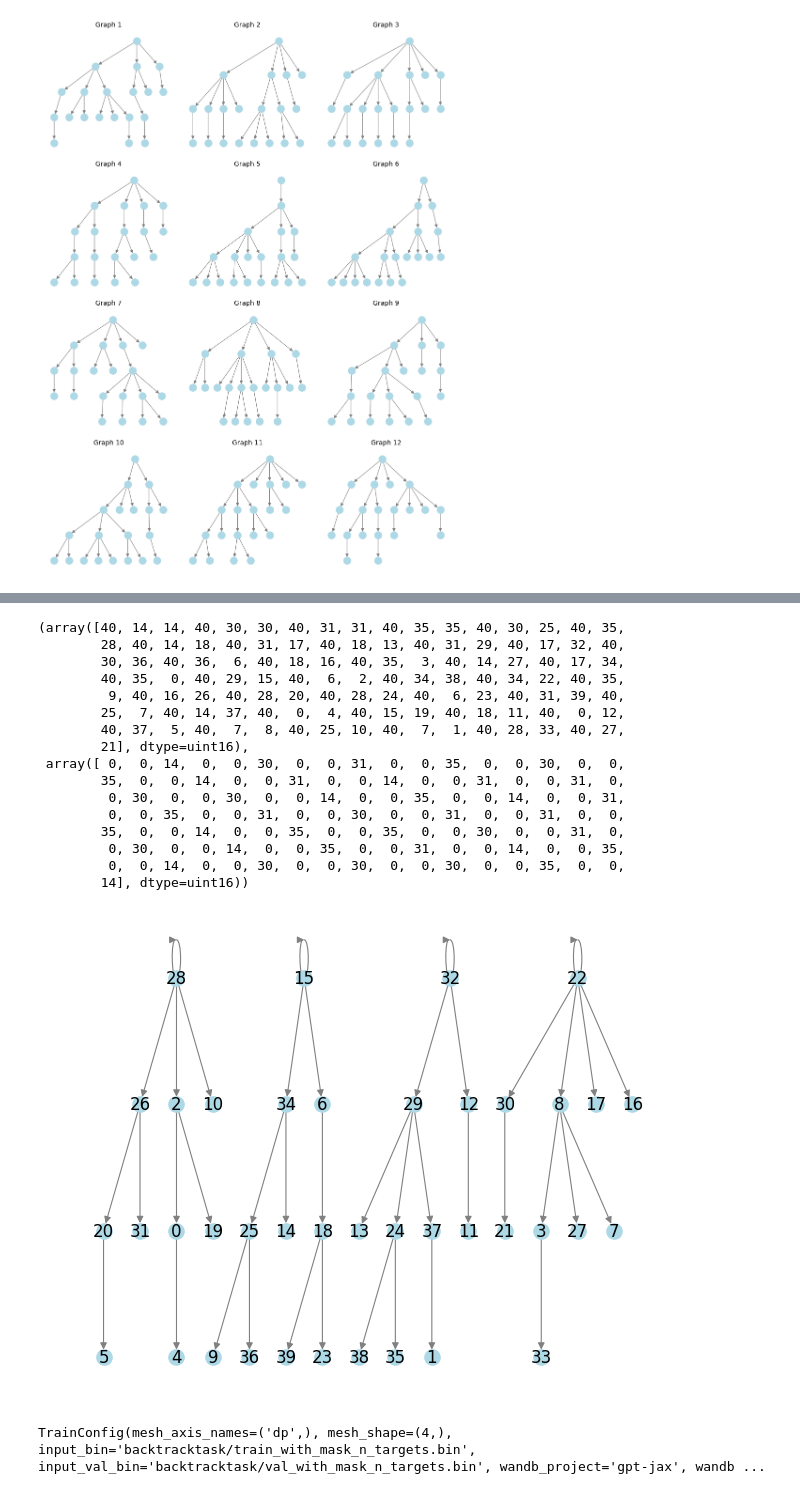
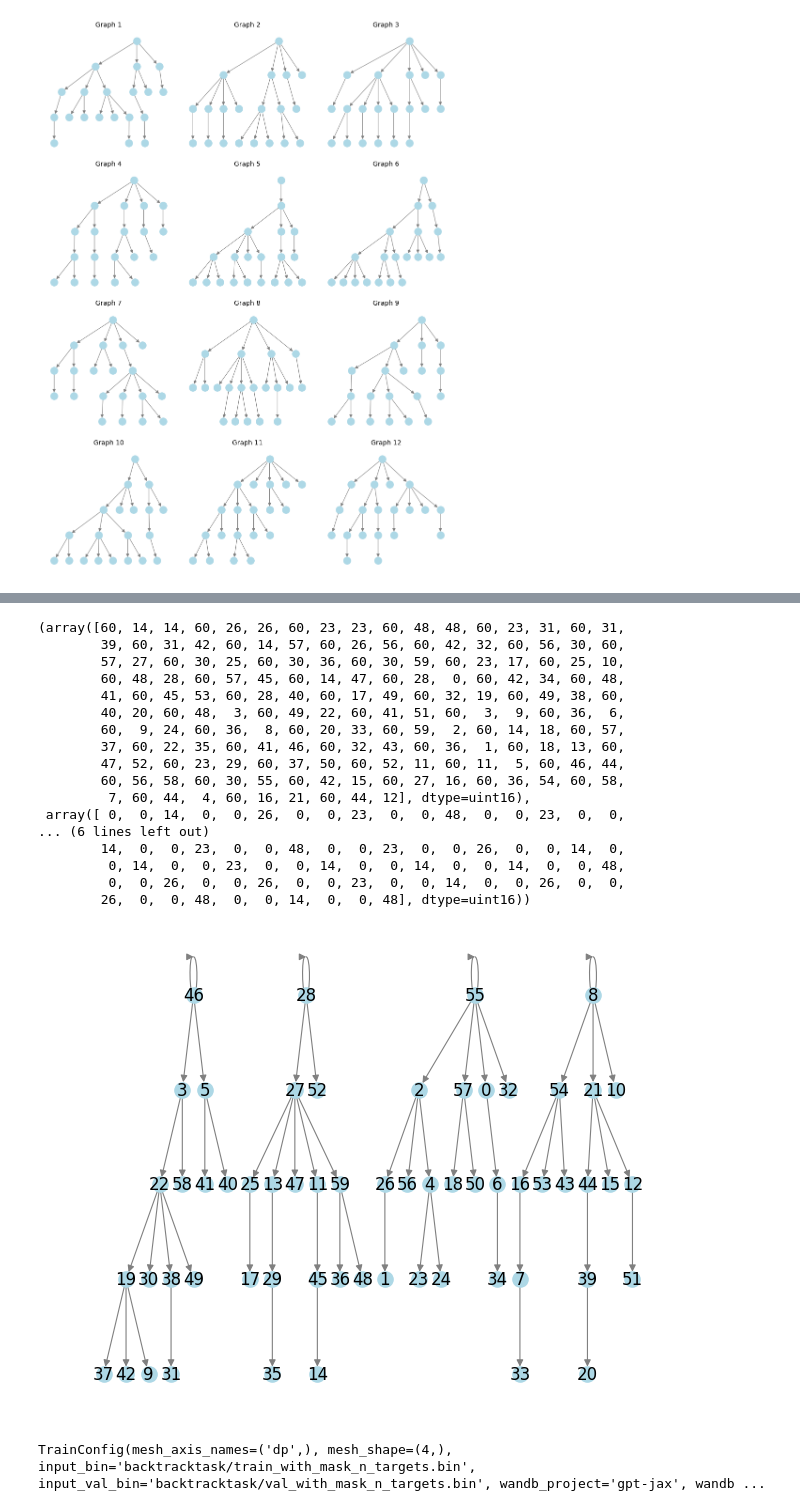
Before and after one commit to nikolageorgiev2000/modded-nanogpt-jax, a Jupyter notebook: path_graphs.ipynb, the cells around one changed output, grey strips where cells are left out. Drawn from its saved outputs; the diff is of its cells as text; code cells hidden in the pictures.

```diff
--- a/path_graphs.ipynb
+++ b/path_graphs.ipynb
@@ -1166,10 +1168,10 @@ def compact_nodes_many(interleaved_edges: np.ndarray,
     return out
 # %%
 dataset_name = 'backtracktask'
-n_edges = 9
+n_edges = 14
 n_interleaved = 4
 branching_factor = 10
-height = 3
+height = 4
 assert balanced_tree_nnodes(branching_factor, height) >= n_edges+1 # if the balanced tree is too small, we can't have that many edges
 adj_list_len = 3*(n_edges+1) # 3 tok per edge pair, additional 1 tok for root self-loops
 sample_len = adj_list_len * n_interleaved
@@ -1237,38 +1240,39 @@ def extract_interleaved_edges(x, sample_ind = 0):
     return x[sample_ind*adj_list_len*n_interleaved : (sample_ind+1)*adj_list_len*n_interleaved]
 extract_interleaved_edges(data_from_perms_flat), extract_interleaved_edges(targets_from_perms_flat)*extract_interleaved_edges(mask_flat)
 # %% [output]
-(array([40, 14, 14, 40, 30, 30, 40, 31, 31, 40, 35, 35, 40, 30, 25, 40, 35,
-        28, 40, 14, 18, 40, 31, 17, 40, 18, 13, 40, 31, 29, 40, 17, 32, 40,
-        30, 36, 40, 36,  6, 40, 18, 16, 40, 35,  3, 40, 14, 27, 40, 17, 34,
-        40, 35,  0, 40, 29, 15, 40,  6,  2, 40, 34, 38, 40, 34, 22, 40, 35,
-         9, 40, 16, 26, 40, 28, 20, 40, 28, 24, 40,  6, 23, 40, 31, 39, 40,
-        25,  7, 40, 14, 37, 40,  0,  4, 40, 15, 19, 40, 18, 11, 40,  0, 12,
-        40, 37,  5, 40,  7,  8, 40, 25, 10, 40,  7,  1, 40, 28, 33, 40, 27,
-        21], dtype=uint16),
- array([ 0,  0, 14,  0,  0, 30,  0,  0, 31,  0,  0, 35,  0,  0, 30,  0,  0,
-        35,  0,  0, 14,  0,  0, 31,  0,  0, 14,  0,  0, 31,  0,  0, 31,  0,
-         0, 30,  0,  0, 30,  0,  0, 14,  0,  0, 35,  0,  0, 14,  0,  0, 31,
-         0,  0, 35,  0,  0, 31,  0,  0, 30,  0,  0, 31,  0,  0, 31,  0,  0,
-        35,  0,  0, 14,  0,  0, 35,  0,  0, 35,  0,  0, 30,  0,  0, 31,  0,
-         0, 30,  0,  0, 14,  0,  0, 35,  0,  0, 31,  0,  0, 14,  0,  0, 35,
-         0,  0, 14,  0,  0, 30,  0,  0, 30,  0,  0, 30,  0,  0, 35,  0,  0,
-        14], dtype=uint16))
+(array([60, 14, 14, 60, 26, 26, 60, 23, 23, 60, 48, 48, 60, 23, 31, 60, 31,
+        39, 60, 31, 42, 60, 14, 57, 60, 26, 56, 60, 42, 32, 60, 56, 30, 60,
+        57, 27, 60, 30, 25, 60, 30, 36, 60, 30, 59, 60, 23, 17, 60, 25, 10,
+        60, 48, 28, 60, 57, 45, 60, 14, 47, 60, 28,  0, 60, 42, 34, 60, 48,
+        41, 60, 45, 53, 60, 28, 40, 60, 17, 49, 60, 32, 19, 60, 49, 38, 60,
+        40, 20, 60, 48,  3, 60, 49, 22, 60, 41, 51, 60,  3,  9, 60, 36,  6,
+        60,  9, 24, 60, 36,  8, 60, 20, 33, 60, 59,  2, 60, 14, 18, 60, 57,
+        37, 60, 22, 35, 60, 41, 46, 60, 32, 43, 60, 36,  1, 60, 18, 13, 60,
+        47, 52, 60, 23, 29, 60, 37, 50, 60, 52, 11, 60, 11,  5, 60, 46, 44,
+        60, 56, 58, 60, 30, 55, 60, 42, 15, 60, 27, 16, 60, 36, 54, 60, 58,
+         7, 60, 44,  4, 60, 16, 21, 60, 44, 12], dtype=uint16),
+ array([ 0,  0, 14,  0,  0, 26,  0,  0, 23,  0,  0, 48,  0,  0, 23,  0,  0,
+... (6 lines left out)
+        14,  0,  0, 23,  0,  0, 48,  0,  0, 23,  0,  0, 26,  0,  0, 14,  0,
+         0, 14,  0,  0, 23,  0,  0, 14,  0,  0, 14,  0,  0, 14,  0,  0, 48,
+         0,  0, 26,  0,  0, 26,  0,  0, 23,  0,  0, 14,  0,  0, 26,  0,  0,
+        26,  0,  0, 48,  0,  0, 14,  0,  0, 48], dtype=uint16))
 # %%
-i = 3
+i = 0
 G = nx.DiGraph()
-G.add_edges_from(list(map(tuple, extract_interleaved_edges(data_from_perms_flat, i).reshape(-1, 3)[:, 1:].tolist())))
+G.add_edges_from(list(map(tuple, extract_interleaved_edges(val_ids[0], i).reshape(-1, 3)[:, 1:].tolist())))
 
 pos = dag_pos_dot(G)
 
 nx.draw(
     G, pos=pos,
     with_labels=True, node_size=120,
     node_color="lightblue", edge_color="gray",
     width=0.8, arrows=True, arrowsize=10
 )
 plt.show()
 # %% [output]
-[figure, old version]
+[figure, new version]
 # %%
 # %%capture
 config = train.TrainConfig(
```
Also changed, not shown: parts of 7 cells of this notebook, 1 other file.
